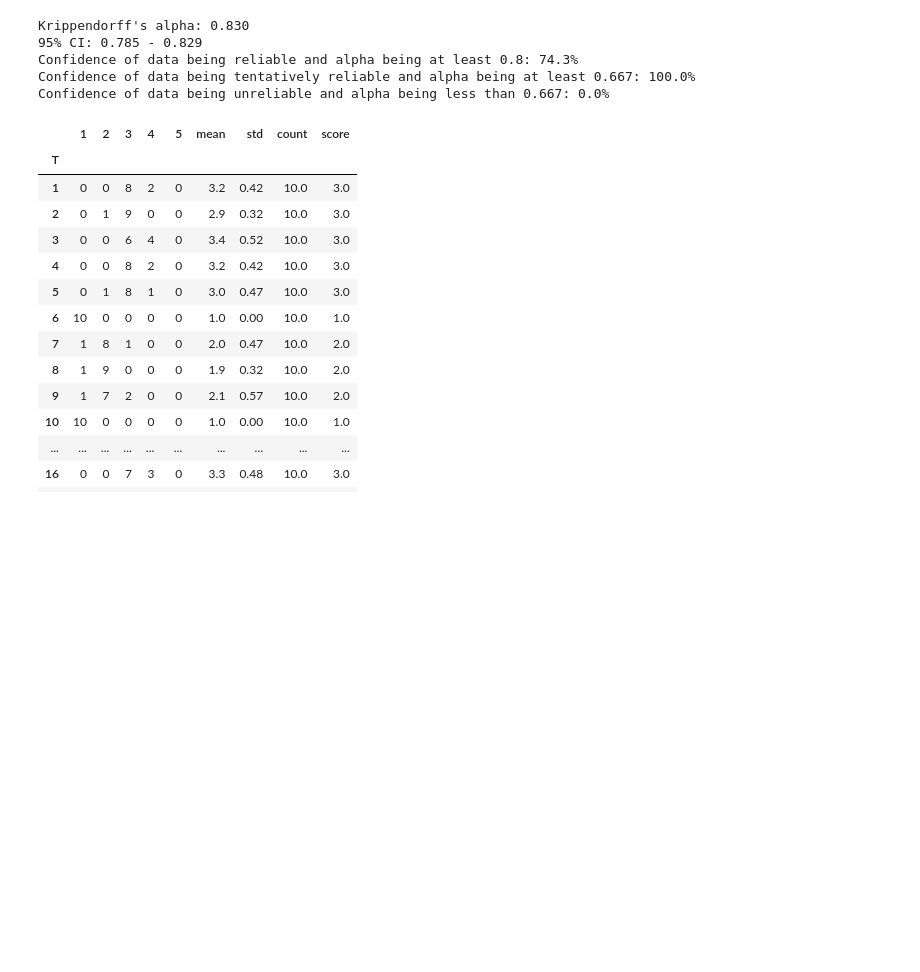
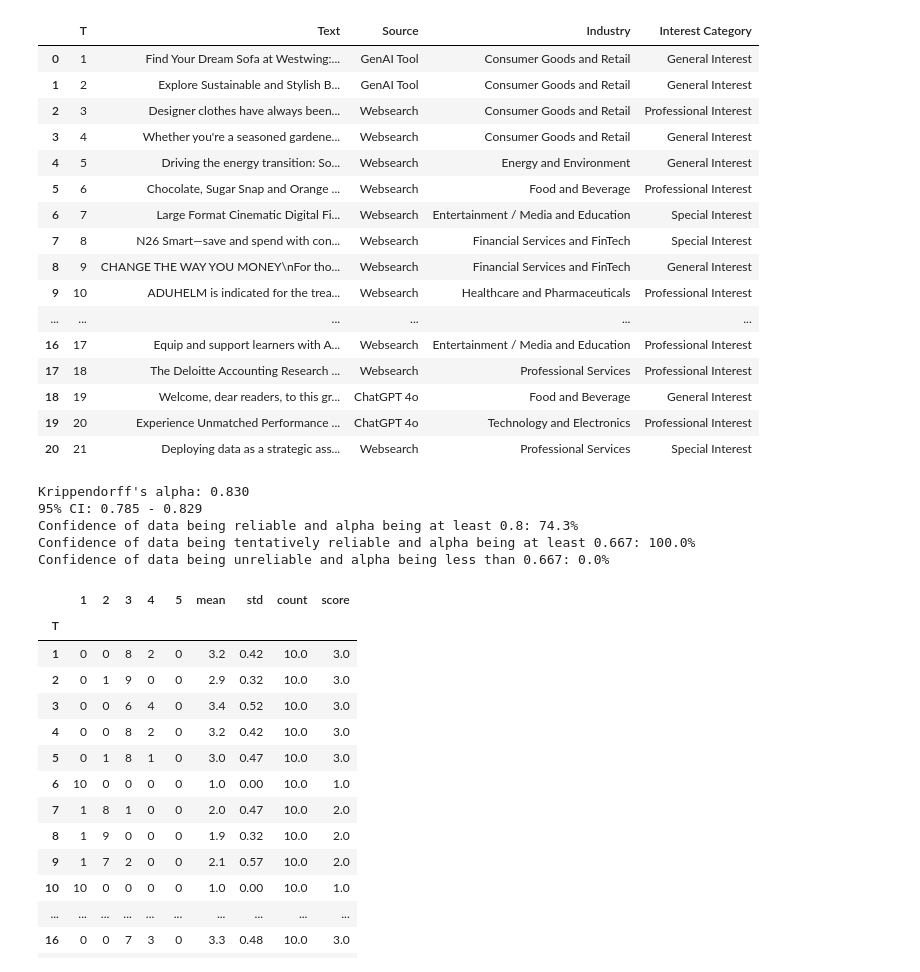
Before and after one commit to fabi260/FluffFinder, a Jupyter notebook: llm_data_collection.ipynb, the cells around one changed output. Drawn from its saved outputs; the diff is of its cells as text; code cells hidden in the pictures; blank space fills up the shorter version.

```diff
--- a/llm_data_collection.ipynb
+++ b/llm_data_collection.ipynb
@@ -14,7 +14,26 @@ def random_score(text):
 # %%
 # read in text data --> text_data
 text_data = pd.read_csv('Data/texts.csv').drop(columns='Q')
 text_data['T'] = text_data['T'].str.replace('T', '').astype(int)
+text_data
+# %% [output]
+|  | T | Text | Source | Industry | Interest Category |
+| 0 | 1 | Find Your Dream Sofa at Westwing:... | GenAI Tool | Consumer Goods and Retail | General Interest |
+| 1 | 2 | Explore Sustainable and Stylish B... | GenAI Tool | Consumer Goods and Retail | General Interest |
+| 2 | 3 | Designer clothes have always been... | Websearch | Consumer Goods and Retail | Professional Interest |
+| 3 | 4 | Whether you're a seasoned gardene... | Websearch | Consumer Goods and Retail | General Interest |
+| 4 | 5 | Driving the energy transition: So... | Websearch | Energy and Environment | General Interest |
+| 5 | 6 | Chocolate, Sugar Snap and Orange ... | Websearch | Food and Beverage | Professional Interest |
+| 6 | 7 | Large Format Cinematic Digital Fi... | Websearch | Entertainment / Media and Education | Special Interest |
+| 7 | 8 | N26 Smart—save and spend with con... | Websearch | Financial Services and FinTech | Special Interest |
+| 8 | 9 | CHANGE THE WAY YOU MONEY\nFor tho... | Websearch | Financial Services and FinTech | General Interest |
+| 9 | 10 | ADUHELM is indicated for the trea... | Websearch | Healthcare and Pharmaceuticals | Professional Interest |
+| ... | ... | ... | ... | ... | ... |
+| 16 | 17 | Equip and support learners with A... | Websearch | Entertainment / Media and Education | Professional Interest |
+| 17 | 18 | The Deloitte Accounting Research ... | Websearch | Professional Services | Professional Interest |
+| 18 | 19 | Welcome, dear readers, to this gr... | ChatGPT 4o | Food and Beverage | General Interest |
+| 19 | 20 | Experience Unmatched Performance ... | ChatGPT 4o | Technology and Electronics | Professional Interest |
+| 20 | 21 | Deploying data as a strategic ass... | Websearch | Professional Services | Special Interest |
 # %%
 # Get scores and descriptive statistics --> vanilla_GPT35_0 and vanilla_GPT35_0_scores
 # Settings
```
Also changed, not shown: parts of 1 cell of this notebook, 1 other file.
